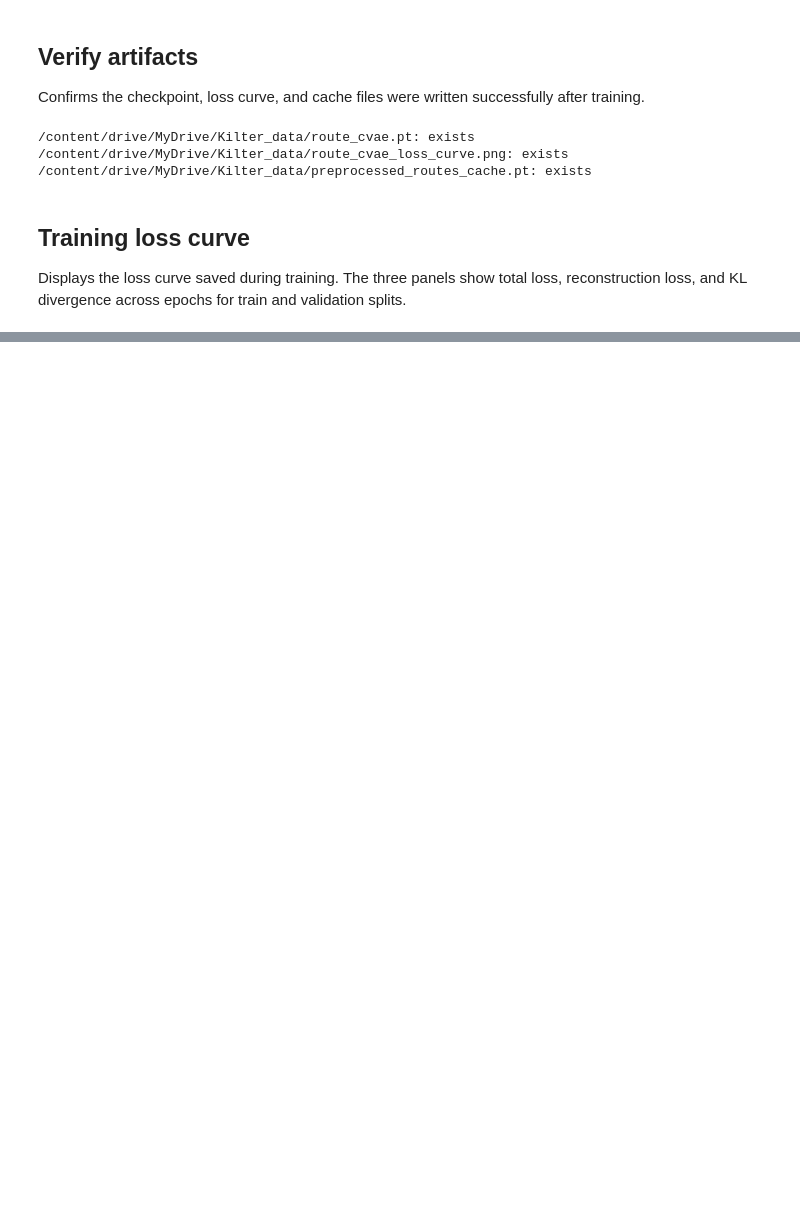
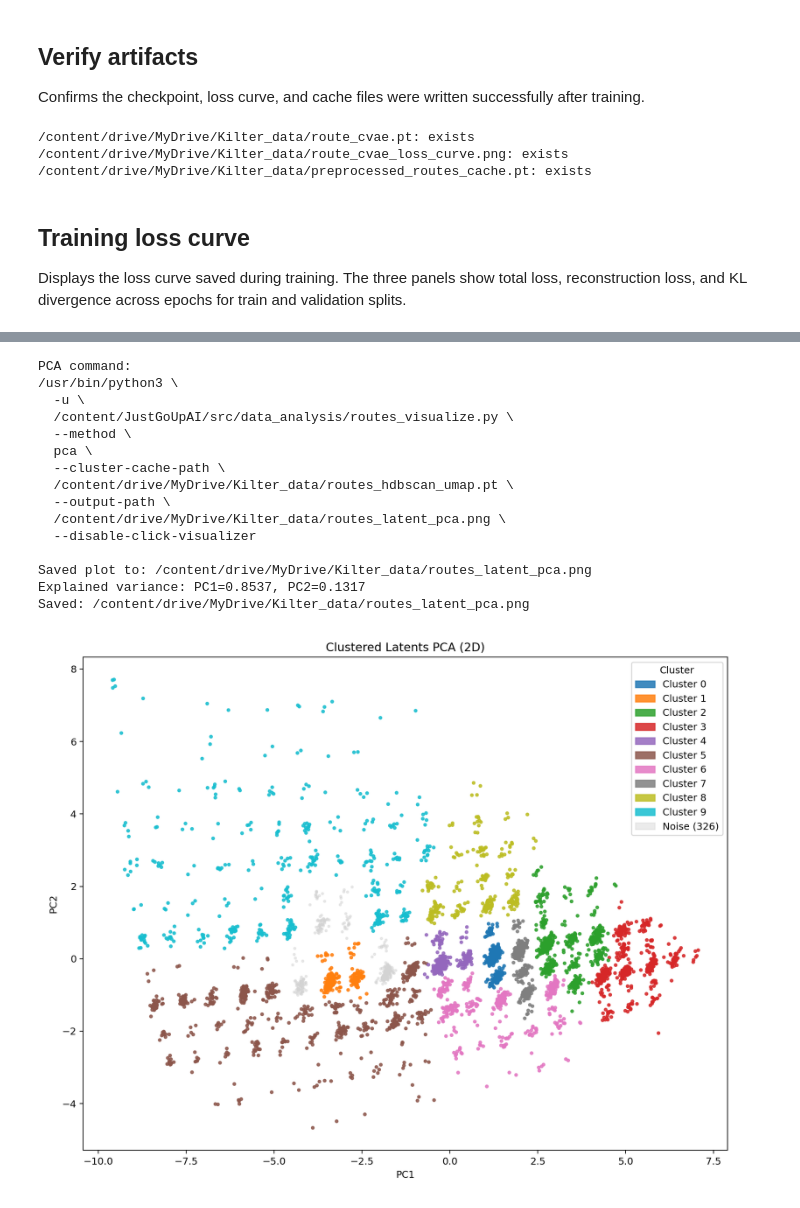
Before and after one commit to ZYCC6002/Just-Go-Up-AI, a Jupyter notebook: notebooks/train_route_cvae.ipynb, the cells around one changed output, grey strips where cells are left out. Drawn from its saved outputs; the diff is of its cells as text; code cells hidden in the pictures; blank space fills up the shorter version.

```diff
--- a/notebooks/train_route_cvae.ipynb
+++ b/notebooks/train_route_cvae.ipynb
@@ -607,0 +611,17 @@ Loss curve path: /content/drive/MyDrive/Kilter_data/route_cvae_loss_curve.png
+# %%
+# Cluster configuration — adjust if needed, then run the cells below
+cluster_cfg = {
+    "db_path":               DATA_ROOT / "raw/kilter_database.sqlite",
+    "cache_path":            DATA_ROOT / "preprocessed_routes_cache.pt",
+    "checkpoint_path":       DATA_ROOT / "route_cvae.pt",
+    "cluster_cache_path":    DATA_ROOT / "routes_hdbscan_umap.pt",
+    # HDBSCAN + UMAP pre-reduction
+    "method":                    "hdbscan",
+    "pre_reduce":                True,
+    "pre_reduce_method":         "umap",
+    "pre_reduce_dims":           5,
+    "hdbscan_min_cluster_size":  200,
+    "hdbscan_min_samples":       15,
+}
+
+cluster_cfg
@@ -607,0 +732,54 @@ Loss curve path: /content/drive/MyDrive/Kilter_data/route_cvae_loss_curve.png
+# %%
+from IPython.display import Image, display
+import subprocess, os, sys
+
+pca_output  = DATA_ROOT / 'routes_latent_pca.png'
+viz_script  = PROJECT_ROOT / 'src/data_analysis/routes_visualize.py'
+
+viz_cmd = [
+    sys.executable, '-u', str(viz_script),
+    '--method',               'pca',
+    '--cluster-cache-path',   str(cluster_cfg['cluster_cache_path']),
+    '--output-path',          str(pca_output),
+    '--disable-click-visualizer',
+]
+
+print('PCA command:')
+print(' \\\n  '.join(viz_cmd))
+print()
+
+env = os.environ.copy()
+env['PYTHONUNBUFFERED'] = '1'
+.
+proc = subprocess.Popen(viz_cmd, cwd=str(PROJECT_ROOT),
+                        stdout=subprocess.PIPE, stderr=subprocess.STDOUT,
+                        text=True, bufsize=1, env=env)
+assert proc.stdout is not None
+for line in iter(proc.stdout.readline, ''):
+    if not line:
+        break
+    print(line, end='', flush=True)
+
+ret = proc.wait()
+if ret != 0:
+    raise RuntimeError(f'PCA visualization failed with exit code {ret}')
+
+print(f'Saved: {pca_output}')
+display(Image(filename=str(pca_output)))
+# %% [output]
+PCA command:
+/usr/bin/python3 \
+  -u \
+  /content/JustGoUpAI/src/data_analysis/routes_visualize.py \
+  --method \
+  pca \
+  --cluster-cache-path \
+  /content/drive/MyDrive/Kilter_data/routes_hdbscan_umap.pt \
+  --output-path \
+  /content/drive/MyDrive/Kilter_data/routes_latent_pca.png \
+  --disable-click-visualizer
+
+Saved plot to: /content/drive/MyDrive/Kilter_data/routes_latent_pca.png
+Explained variance: PC1=0.8537, PC2=0.1317
+Saved: /content/drive/MyDrive/Kilter_data/routes_latent_pca.png
+[figure, added]
```
Also changed, not shown: parts of 11 cells of this notebook, 5 other files.
